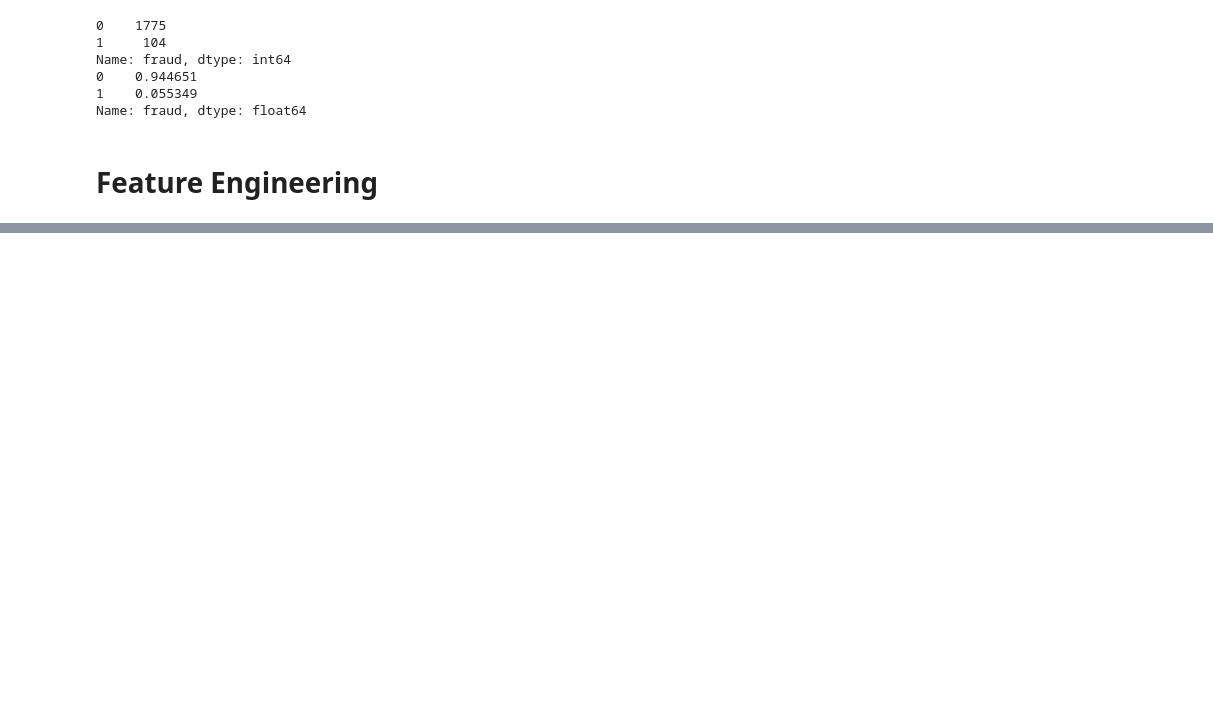
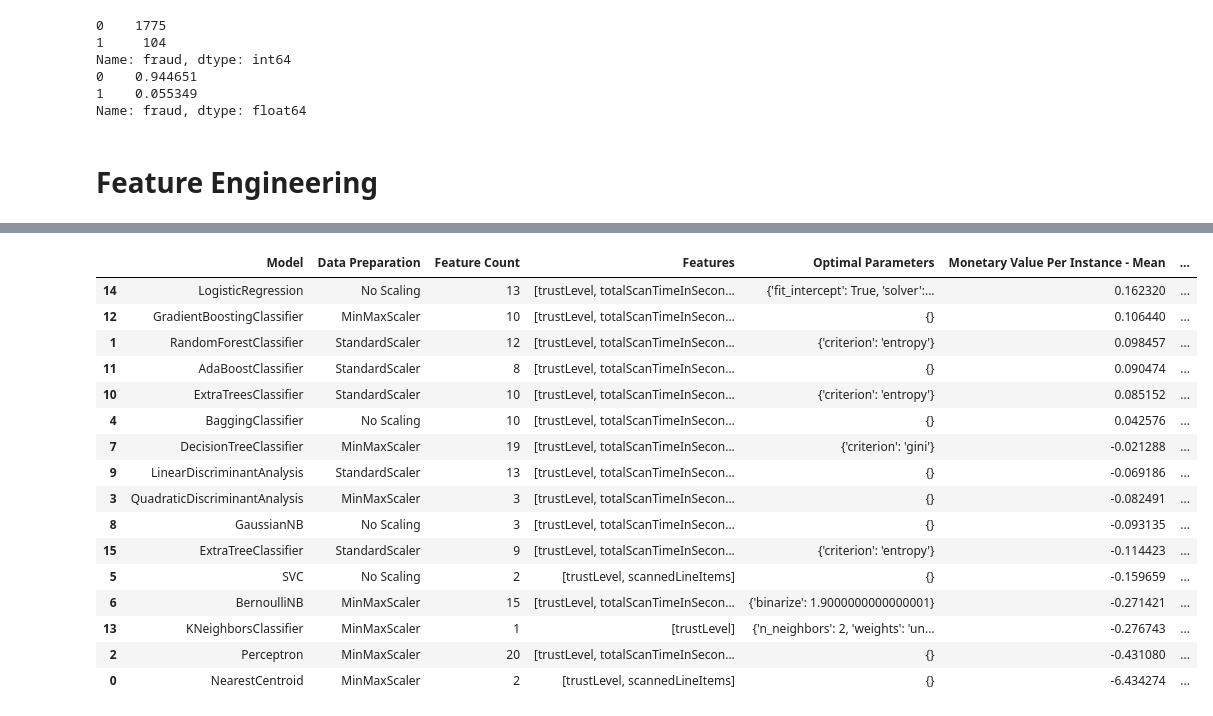
Before and after one commit to anhmt90/data-mining-cup, a Jupyter notebook: models/Model performance comparison - Only Training Set.ipynb, the cells around one changed output, grey strips where cells are left out. Cells and saved outputs as stored; diff of their text form; code cells hidden in the pictures; blank space fills up the shorter version.

```diff
--- a/models/Model performance comparison - Only Training Set.ipynb
+++ b/models/Model performance comparison - Only Training Set.ipynb
@@ -399,0 +492,39 @@ Finished LogisticRegression with None and 1 features
+# %%
+result_table_aggregated = pd.DataFrame(columns=["Model", "Data Preparation", "Feature Count", "Features", "Optimal Parameters", "Monetary Value Per Instance - Mean", "Monetary Value Per Instance - Standard Deviation", "Time needed", "Raw Model"])
+
+
+for model in list(set(result_table["Model"].values)):
+    sub_table = result_table[result_table["Model"] == model]
+    result_table_aggregated = result_table_aggregated.append({
+        "Model": model,
+        "Data Preparation": sub_table.loc[sub_table["Monetary Value Per Instance - Mean"].argmax()]["Data Preparation"],
+        "Feature Count": sub_table.loc[sub_table["Monetary Value Per Instance - Mean"].argmax()]["Feature Count"],
+        "Features": sub_table.loc[sub_table["Monetary Value Per Instance - Mean"].argmax()]["Features"],
+        "Optimal Parameters": sub_table.loc[sub_table["Monetary Value Per Instance - Mean"].argmax()]["Optimal Parameters"],
+        "Monetary Value Per Instance - Mean": sub_table.loc[sub_table["Monetary Value Per Instance - Mean"].argmax()]["Monetary Value Per Instance - Mean"],
+        "Monetary Value Per Instance - Standard Deviation": sub_table.loc[sub_table["Monetary Value Per Instance - Mean"].argmax()]["Monetary Value Per Instance - Standard Deviation"],
+        "Time needed":  sub_table.loc[sub_table["Monetary Value Per Instance - Mean"].argmax()]["Time needed"],
+        "Raw Model": sub_table.loc[sub_table["Monetary Value Per Instance - Mean"].argmax()]["Raw Model"]
+        }, ignore_index=True)
+
+result_table_aggregated.to_excel("Result-Train Set-Aggregated.xlsx")
+
+result_table_aggregated.sort_values(by = "Monetary Value Per Instance - Mean", ascending = False)
+# %% [output]
+|  | Model | Data Preparation | Feature Count | Features | Optimal Parameters | Monetary Value Per Instance - Mean | ... |
+| 14 | LogisticRegression | No Scaling | 13 | [trustLevel, totalScanTimeInSecon... | {'fit_intercept': True, 'solver':... | 0.162320 | ... |
+| 12 | GradientBoostingClassifier | MinMaxScaler | 10 | [trustLevel, totalScanTimeInSecon... | {} | 0.106440 | ... |
+| 1 | RandomForestClassifier | StandardScaler | 12 | [trustLevel, totalScanTimeInSecon... | {'criterion': 'entropy'} | 0.098457 | ... |
+| 11 | AdaBoostClassifier | StandardScaler | 8 | [trustLevel, totalScanTimeInSecon... | {} | 0.090474 | ... |
+| 10 | ExtraTreesClassifier | StandardScaler | 10 | [trustLevel, totalScanTimeInSecon... | {'criterion': 'entropy'} | 0.085152 | ... |
+| 4 | BaggingClassifier | No Scaling | 10 | [trustLevel, totalScanTimeInSecon... | {} | 0.042576 | ... |
+| 7 | DecisionTreeClassifier | MinMaxScaler | 19 | [trustLevel, totalScanTimeInSecon... | {'criterion': 'gini'} | -0.021288 | ... |
+| 9 | LinearDiscriminantAnalysis | StandardScaler | 13 | [trustLevel, totalScanTimeInSecon... | {} | -0.069186 | ... |
+| 3 | QuadraticDiscriminantAnalysis | MinMaxScaler | 3 | [trustLevel, totalScanTimeInSecon... | {} | -0.082491 | ... |
+| 8 | GaussianNB | No Scaling | 3 | [trustLevel, totalScanTimeInSecon... | {} | -0.093135 | ... |
+| 15 | ExtraTreeClassifier | StandardScaler | 9 | [trustLevel, totalScanTimeInSecon... | {'criterion': 'entropy'} | -0.114423 | ... |
+| 5 | SVC | No Scaling | 2 | [trustLevel, scannedLineItems] | {} | -0.159659 | ... |
+| 6 | BernoulliNB | MinMaxScaler | 15 | [trustLevel, totalScanTimeInSecon... | {'binarize': 1.9000000000000001} | -0.271421 | ... |
+| 13 | KNeighborsClassifier | MinMaxScaler | 1 | [trustLevel] | {'n_neighbors': 2, 'weights': 'un... | -0.276743 | ... |
+| 2 | Perceptron | MinMaxScaler | 20 | [trustLevel, totalScanTimeInSecon... | {} | -0.431080 | ... |
+| 0 | NearestCentroid | MinMaxScaler | 2 | [trustLevel, scannedLineItems] | {} | -6.434274 | ... |
```
Also changed, not shown: parts of 9 cells of this notebook.
